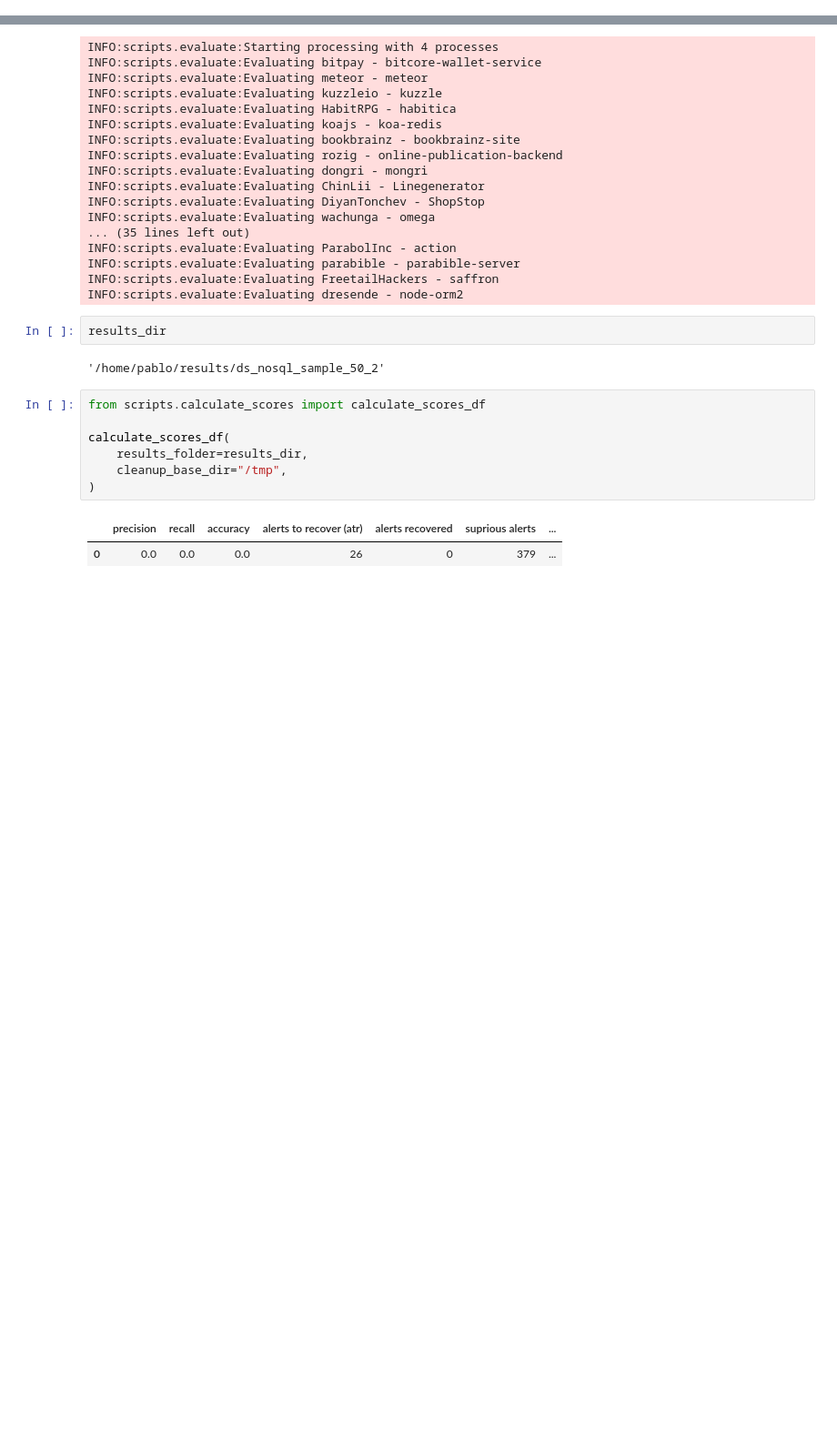
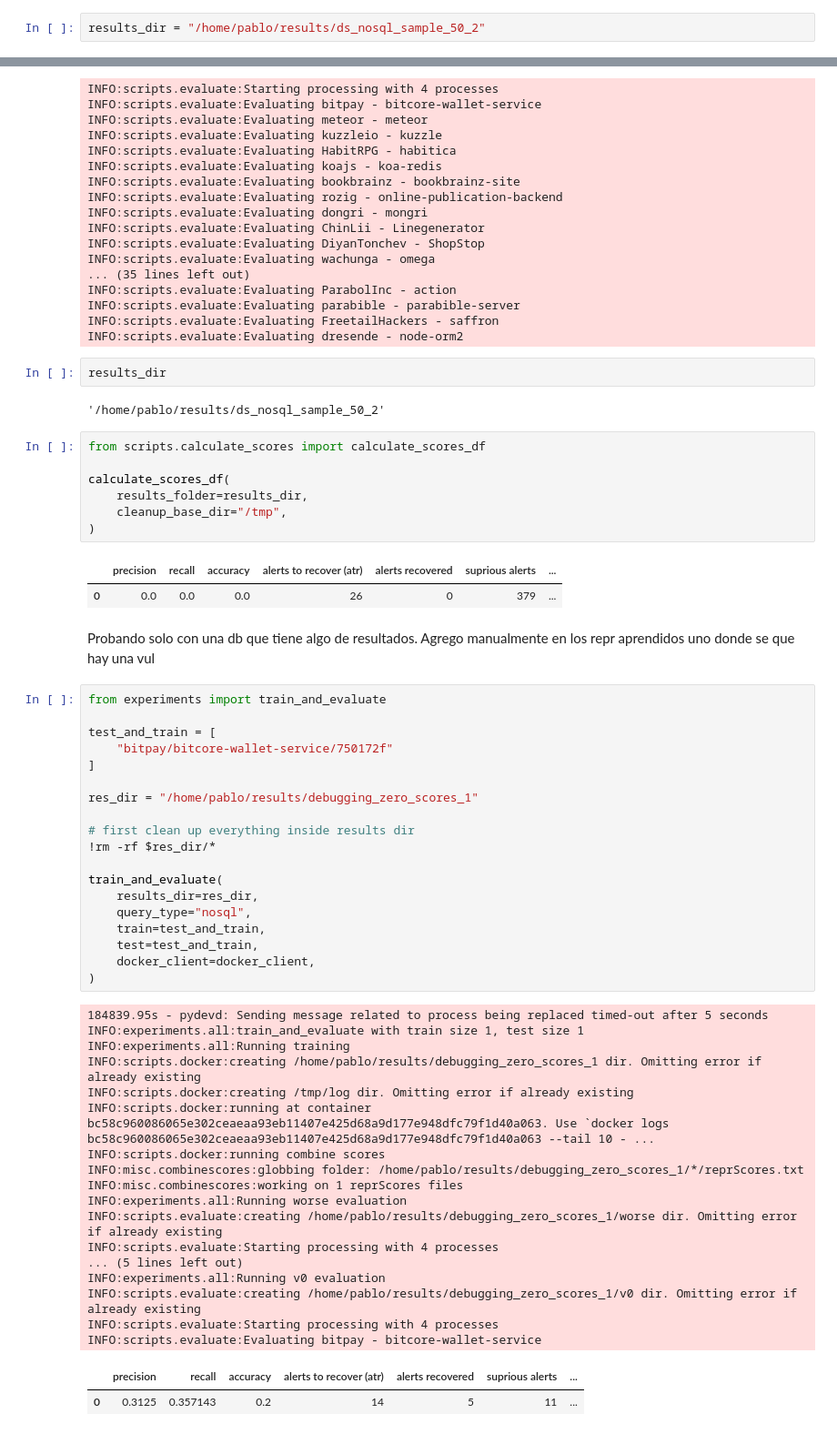
Before and after one commit to thepalbi/tsm-pipeline, a Jupyter notebook: code/notebooks/datasets_nosql_1.ipynb, the cells around one changed output, grey strips where cells are left out. Shown at 91% size. Cells and saved outputs as stored; diff of their text form; blank space fills up the shorter version.

Commit message:
workingggg

```diff
--- a/code/notebooks/datasets_nosql_1.ipynb
+++ b/code/notebooks/datasets_nosql_1.ipynb
@@ -654,6 +654,8 @@ sample_50[:10]
  'dongri/mongri/ffa1cba']
 # %%
 results_dir = "/home/pablo/results/ds_nosql_sample_50_2"
+# %%
+results_dir = "/home/pablo/results/ds_nosql_sample_50_2"
 # %%
 # training
 train_settings = ExperimentSettings(
@@ -759,3 +761,44 @@ calculate_scores_df(
 # %% [output]
 |  | precision | recall | accuracy | alerts to recover (atr) | alerts recovered | suprious alerts | ... |
 | 0 | 0.0 | 0.0 | 0.0 | 26 | 0 | 379 | ... |
+# %% [markdown]
+Probando solo con una db que tiene algo de resultados. Agrego manualmente en los repr aprendidos uno donde se que hay una vul
+# %%
+from experiments import train_and_evaluate
+
+test_and_train = [
+    "bitpay/bitcore-wallet-service/750172f"
+]
+
+res_dir = "/home/pablo/results/debugging_zero_scores_1"
+
+# first clean up everything inside results dir
+!rm -rf $res_dir/*
+
+train_and_evaluate(
+    results_dir=res_dir,
+    query_type="nosql",
+    train=test_and_train,
+    test=test_and_train,
+    docker_client=docker_client,
+)
+# %% [output]
+184839.95s - pydevd: Sending message related to process being replaced timed-out after 5 seconds
+INFO:experiments.all:train_and_evaluate with train size 1, test size 1
+INFO:experiments.all:Running training
+INFO:scripts.docker:creating /home/pablo/results/debugging_zero_scores_1 dir. Omitting error if already existing
+INFO:scripts.docker:creating /tmp/log dir. Omitting error if already existing
+INFO:scripts.docker:running at container bc58c960086065e302ceaeaa93eb11407e425d68a9d177e948dfc79f1d40a063. Use `docker logs bc58c960086065e302ceaeaa93eb11407e425d68a9d177e948dfc79f1d40a063 --tail 10 - ...
+INFO:scripts.docker:running combine scores
+INFO:misc.combinescores:globbing folder: /home/pablo/results/debugging_zero_scores_1/*/reprScores.txt
+INFO:misc.combinescores:working on 1 reprScores files
+INFO:experiments.all:Running worse evaluation
+INFO:scripts.evaluate:creating /home/pablo/results/debugging_zero_scores_1/worse dir. Omitting error if already existing
+INFO:scripts.evaluate:Starting processing with 4 processes
+... (5 lines left out)
+INFO:experiments.all:Running v0 evaluation
+INFO:scripts.evaluate:creating /home/pablo/results/debugging_zero_scores_1/v0 dir. Omitting error if already existing
+INFO:scripts.evaluate:Starting processing with 4 processes
+INFO:scripts.evaluate:Evaluating bitpay - bitcore-wallet-service
+|  | precision | recall | accuracy | alerts to recover (atr) | alerts recovered | suprious alerts | ... |
+| 0 | 0.3125 | 0.357143 | 0.2 | 14 | 5 | 11 | ... |
```
Also changed, not shown: parts of 5 cells of this notebook, 5 other files.
